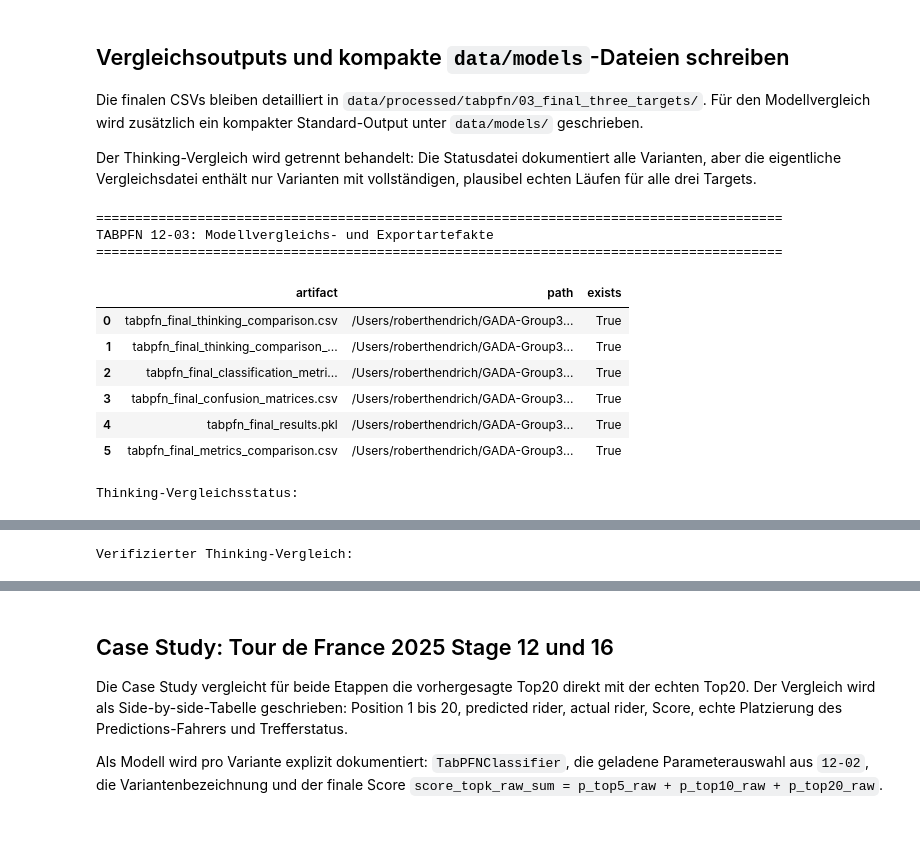
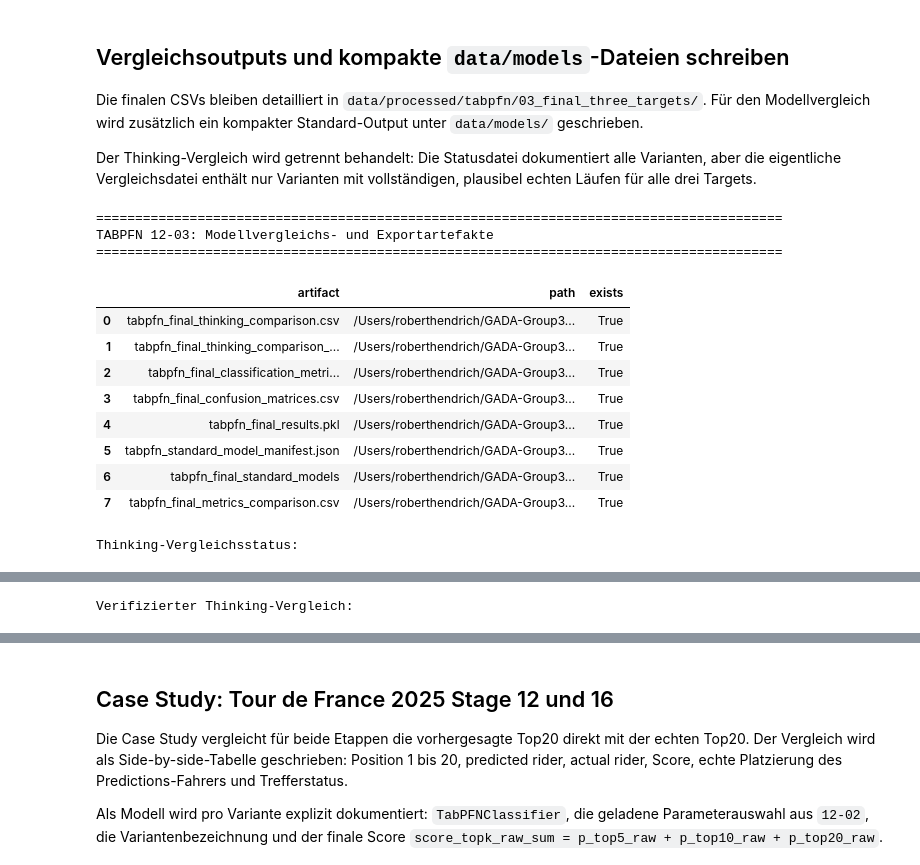
Before and after one commit to LPI24/GADA-Group3-Cycling-Stage-Prediction, a Jupyter notebook: src/Notebooks/12-03_TabPFN_Final_Test_Three_Targets_2024_2025.ipynb, the cells around one changed output, grey strips where cells are left out. Saved outputs shown, nothing was run; the diff lists cells and outputs as text; code cells hidden in the pictures; blank space fills up the shorter version.

```diff
--- a/src/Notebooks/12-03_TabPFN_Final_Test_Three_Targets_2024_2025.ipynb
+++ b/src/Notebooks/12-03_TabPFN_Final_Test_Three_Targets_2024_2025.ipynb
@@ -53,8 +53,10 @@ from pathlib import Path
 from time import perf_counter
 import hashlib
 import json
+import os
 import warnings
 
+import joblib
 import numpy as np
 import pandas as pd
 from IPython.display import display
@@ -81,6 +83,9 @@ PROCESSED_DIR = PROJECT_ROOT / "data" / "processed"
 MODEL_DIR = PROJECT_ROOT / "data" / "models"
 TABPFN_DIR = PROCESSED_DIR / "tabpfn"
 MODEL_DIR.mkdir(parents=True, exist_ok=True)
+STANDARD_MODEL_DIR = MODEL_DIR / "tabpfn_final_standard_models"
+STANDARD_MODEL_MANIFEST_PATH = STANDARD_MODEL_DIR / "tabpfn_standard_model_manifest.json"
+STANDARD_MODEL_DIR.mkdir(parents=True, exist_ok=True)
 
 print(f"PROJECT_ROOT: {PROJECT_ROOT}")
 print(f"MODEL_DATA_DIR: {MODEL_DATA_DIR}")
@@ -120,7 +125,7 @@ Im finalen Test darf keine neue Hyperparameterwahl passieren. Deshalb werden die
 # %%
 RUN_API = True  # False: keine API-Läufe; True: API-Läufe werden durchgeführt, wenn sie noch nicht existieren.
 FORCE_RERUN = False  # False: bestehende finale Standard-Caches bleiben nutzbar; True: alle finalen Standard-Caches werden neu berechnet.
-FORCE_RERUN_VARIANTS = []
+FORCE_RERUN_VARIANTS = ["standard"]
 SEED = 42
 TABPFN_CLIENT_N_ESTIMATORS_MAX = 8
 THINKING_TIMEOUT_SECONDS = 2400
@@ -199,6 +204,8 @@ config_summary = pd.DataFrame([
     {"setting": "n_estimators_limit", "value": TABPFN_CLIENT_N_ESTIMATORS_MAX, "interpretation": "tabpfn_client/API-Limit"},
     {"setting": "RESULT_DIR", "value": str(RESULT_DIR), "interpretation": "detaillierte finale TabPFN-Outputs"},
     {"setting": "PREDICTION_ROOT", "value": str(PREDICTION_ROOT), "interpretation": "Target- und Varianten-Predictions"},
+    {"setting": "STANDARD_MODEL_DIR", "value": str(STANDARD_MODEL_DIR), "interpretation": "exportierte Standardmodelle fuer 12-04 SHAP"},
+    {"setting": "STANDARD_MODEL_MANIFEST_PATH", "value": str(STANDARD_MODEL_MANIFEST_PATH), "interpretation": "Manifest fuer SHAP-Modellartefakte"},
 ])
 
 target_config_table = pd.DataFrame([
@@ -395,9 +404,29 @@ Alte Thinking-Caches werden später nur akzeptiert, wenn der gespeicherte Finger
 TabPFNClassifier = None
 ClientOptions = None
 client_import_error = None
+tabpfn_token_source = "missing"
+tabpfn_token_file = PROJECT_ROOT / "Dokumentation" / "tabpfn_token.env"
+if os.environ.get("TABPFN_TOKEN"):
+    tabpfn_token_source = "environment"
+elif tabpfn_token_file.exists():
+    for line in tabpfn_token_file.read_text().splitlines():
+        if line.startswith("TABPFN_TOKEN="):
+            token_value = line.split("=", 1)[1].strip()
+            if token_value:
+                os.environ["TABPFN_TOKEN"] = token_value
+                tabpfn_token_source = "Dokumentation/tabpfn_token.env"
+            break
+
 try:
     from tabpfn_client import TabPFNClassifier as ImportedTabPFNClassifier
     from tabpfn_client.client import ClientOptions as ImportedClientOptions
+    try:
+        from tabpfn_client import set_access_token as ImportedSetAccessToken
+        if os.environ.get("TABPFN_TOKEN"):
+            ImportedSetAccessToken(os.environ["TABPFN_TOKEN"])
+    except Exception as exc_token:
+        if os.environ.get("TABPFN_TOKEN"):
+            warnings.warn(f"TABPFN_TOKEN wurde gefunden, konnte aber nicht aktiv an tabpfn_client uebergeben werden: {exc_token}")
     TabPFNClassifier = ImportedTabPFNClassifier
     ClientOptions = ImportedClientOptions
     client_source = "tabpfn_client"
@@ -1322,34 +1437,38 @@ else:
 
 output_artifacts = pd.DataFrame([
     {"artifact": "tabpfn_final_thinking_comparison.csv", "path": str(RESULT_DIR / "tabpfn_final_thinking_comparison.csv"), "exists": (RESULT_DIR / "tabpfn_final_thinking_comparison.csv").exists()},
     {"artifact": "tabpfn_final_thinking_comparison_status.csv", "path": str(RESULT_DIR / "tabpfn_final_thinking_comparison_status.csv"), "exists": (RESULT_DIR / "tabpfn_final_thinking_comparison_status.csv").exists()},
     {"artifact": "tabpfn_final_classification_metrics.csv", "path": str(RESULT_DIR / "tabpfn_final_classification_metrics.csv"), "exists": (RESULT_DIR / "tabpfn_final_classification_metrics.csv").exists()},
     {"artifact": "tabpfn_final_confusion_matrices.csv", "path": str(RESULT_DIR / "tabpfn_final_confusion_matrices.csv"), "exists": (RESULT_DIR / "tabpfn_final_confusion_matrices.csv").exists()},
     {"artifact": "tabpfn_final_results.pkl", "path": str(MODEL_DIR / "tabpfn_final_results.pkl"), "exists": (MODEL_DIR / "tabpfn_final_results.pkl").exists()},
+    {"artifact": "tabpfn_standard_model_manifest.json", "path": str(STANDARD_MODEL_MANIFEST_PATH), "exists": STANDARD_MODEL_MANIFEST_PATH.exists()},
+    {"artifact": "tabpfn_final_standard_models", "path": str(STANDARD_MODEL_DIR), "exists": STANDARD_MODEL_DIR.exists()},
     {"artifact": "tabpfn_final_metrics_comparison.csv", "path": str(MODEL_DIR / "tabpfn_final_metrics_comparison.csv"), "exists": (MODEL_DIR / "tabpfn_final_metrics_comparison.csv").exists()},
 ])
 
 print("=" * 88)
 print("TABPFN 12-03: Modellvergleichs- und Exportartefakte")
 print("=" * 88)
 display(output_artifacts)
 if not thinking_comparison_status.empty:
     print("Thinking-Vergleichsstatus:")
     display(thinking_comparison_status)
 if not thinking_comparison.empty:
     print("Verifizierter Thinking-Vergleich:")
     display(thinking_comparison)
 # %% [output]
 ========================================================================================
 TABPFN 12-03: Modellvergleichs- und Exportartefakte
 ========================================================================================
 |  | artifact | path | exists |
 | 0 | tabpfn_final_thinking_comparison.csv | /Users/roberthendrich/GADA-Group3... | True |
 | 1 | tabpfn_final_thinking_comparison_... | /Users/roberthendrich/GADA-Group3... | True |
 | 2 | tabpfn_final_classification_metri... | /Users/roberthendrich/GADA-Group3... | True |
 | 3 | tabpfn_final_confusion_matrices.csv | /Users/roberthendrich/GADA-Group3... | True |
 | 4 | tabpfn_final_results.pkl | /Users/roberthendrich/GADA-Group3... | True |
-| 5 | tabpfn_final_metrics_comparison.csv | /Users/roberthendrich/GADA-Group3... | True |
+| 5 | tabpfn_standard_model_manifest.json | /Users/roberthendrich/GADA-Group3... | True |
+| 6 | tabpfn_final_standard_models | /Users/roberthendrich/GADA-Group3... | True |
+| 7 | tabpfn_final_metrics_comparison.csv | /Users/roberthendrich/GADA-Group3... | True |
 Thinking-Vergleichsstatus:
 |  | variant_name | score_name | test_scope | n_stages | ndcg_at_5 | ndcg_at_10 | ndcg_at_20 | top_1_accuracy | ... |
 | 0 | standard | score_topk_raw_sum | overall | 112 | 0.354762 | 0.376148 | 0.430004 | 0.207207 | ... |
```
Also changed, not shown: parts of 2 cells of this notebook, 5 other files.
